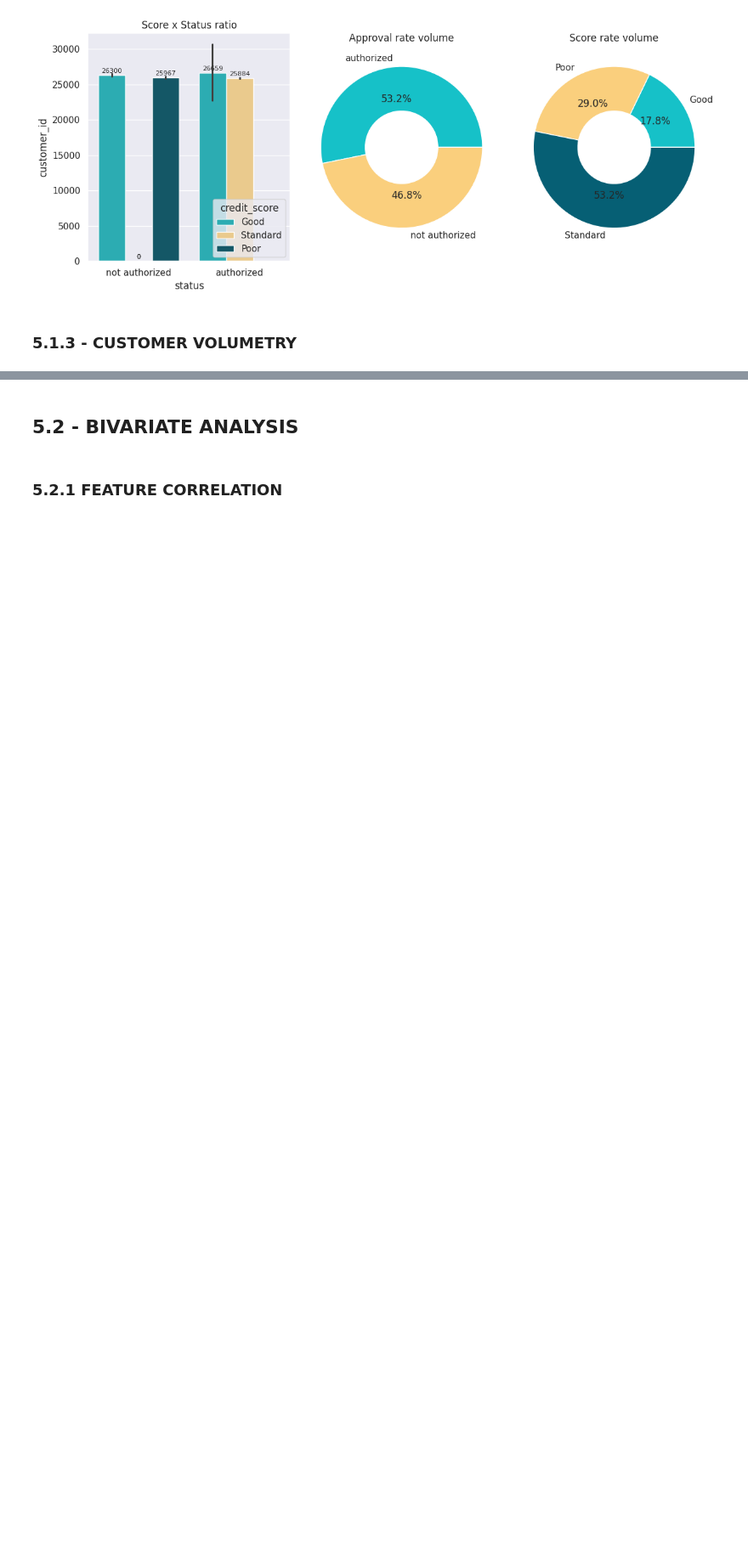
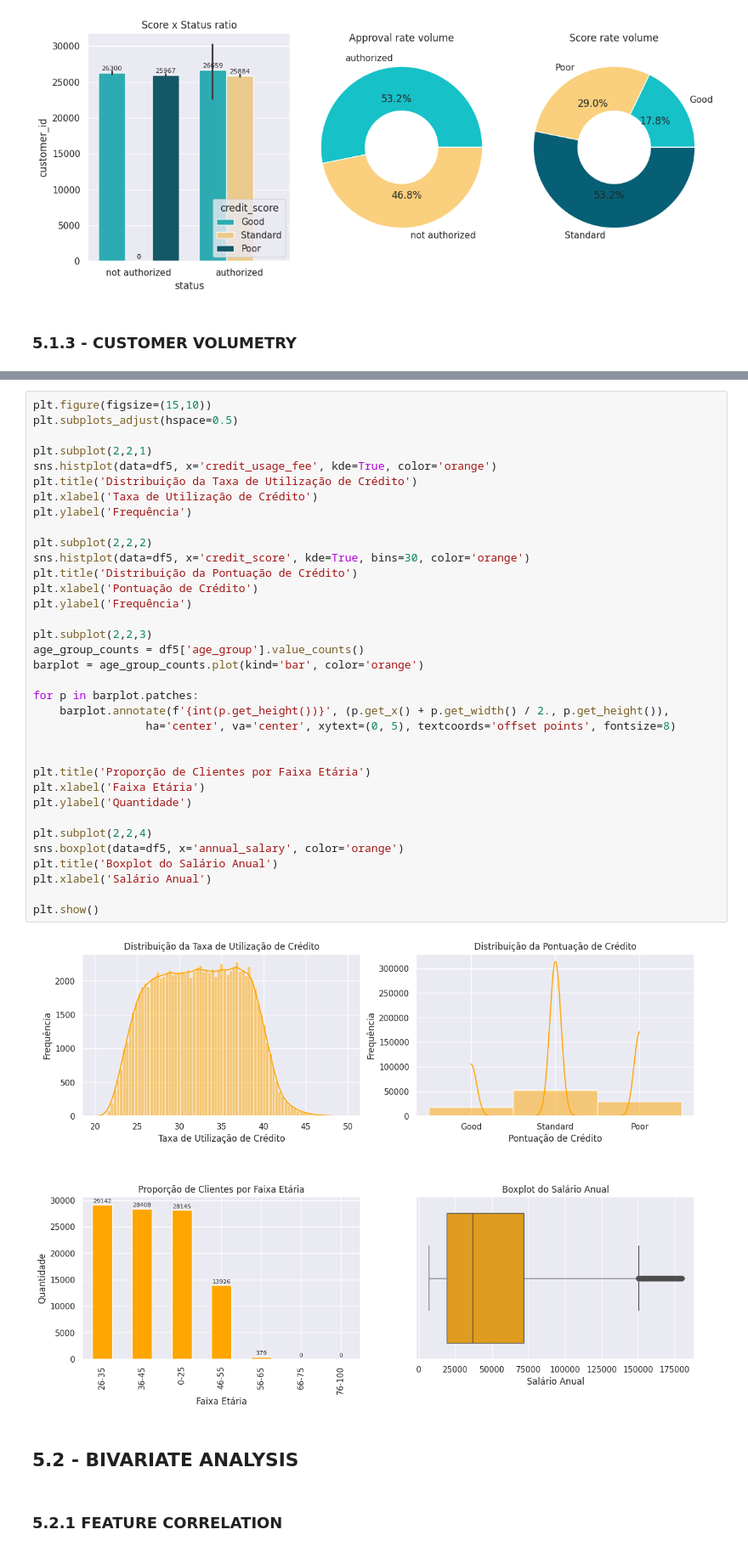
Before and after one commit to erickvieiras/credit_project, a Jupyter notebook: notebook/credit.ipynb, the cells around one changed output, grey strips where cells are left out. Shown at 85% size. Saved outputs shown, nothing was run; the diff lists cells and outputs as text; blank space fills up the shorter version.

```diff
--- a/notebook/credit.ipynb
+++ b/notebook/credit.ipynb
@@ -602,3 +604,40 @@ plt.show()
+# %%
+plt.figure(figsize=(15,10))
+plt.subplots_adjust(hspace=0.5)
+
+plt.subplot(2,2,1)
+sns.histplot(data=df5, x='credit_usage_fee', kde=True, color='orange')
+plt.title('Distribuição da Taxa de Utilização de Crédito')
+plt.xlabel('Taxa de Utilização de Crédito')
+plt.ylabel('Frequência')
+
+plt.subplot(2,2,2)
+sns.histplot(data=df5, x='credit_score', kde=True, bins=30, color='orange')
+plt.title('Distribuição da Pontuação de Crédito')
+plt.xlabel('Pontuação de Crédito')
+plt.ylabel('Frequência')
+
+plt.subplot(2,2,3)
+age_group_counts = df5['age_group'].value_counts()
+barplot = age_group_counts.plot(kind='bar', color='orange')
+
+for p in barplot.patches:
+    barplot.annotate(f'{int(p.get_height())}', (p.get_x() + p.get_width() / 2., p.get_height()),
+                 ha='center', va='center', xytext=(0, 5), textcoords='offset points', fontsize=8)
+
+
+plt.title('Proporção de Clientes por Faixa Etária')
+plt.xlabel('Faixa Etária')
+plt.ylabel('Quantidade')
+
+plt.subplot(2,2,4)
+sns.boxplot(data=df5, x='annual_salary', color='orange')
+plt.title('Boxplot do Salário Anual')
+plt.xlabel('Salário Anual')
+
+plt.show()
+# %% [output]
+[figure, added]
 # %% [markdown]
 ## 5.2 - BIVARIATE ANALYSIS
 # %% [markdown]
```
Also changed, not shown: parts of 51 cells of this notebook.
